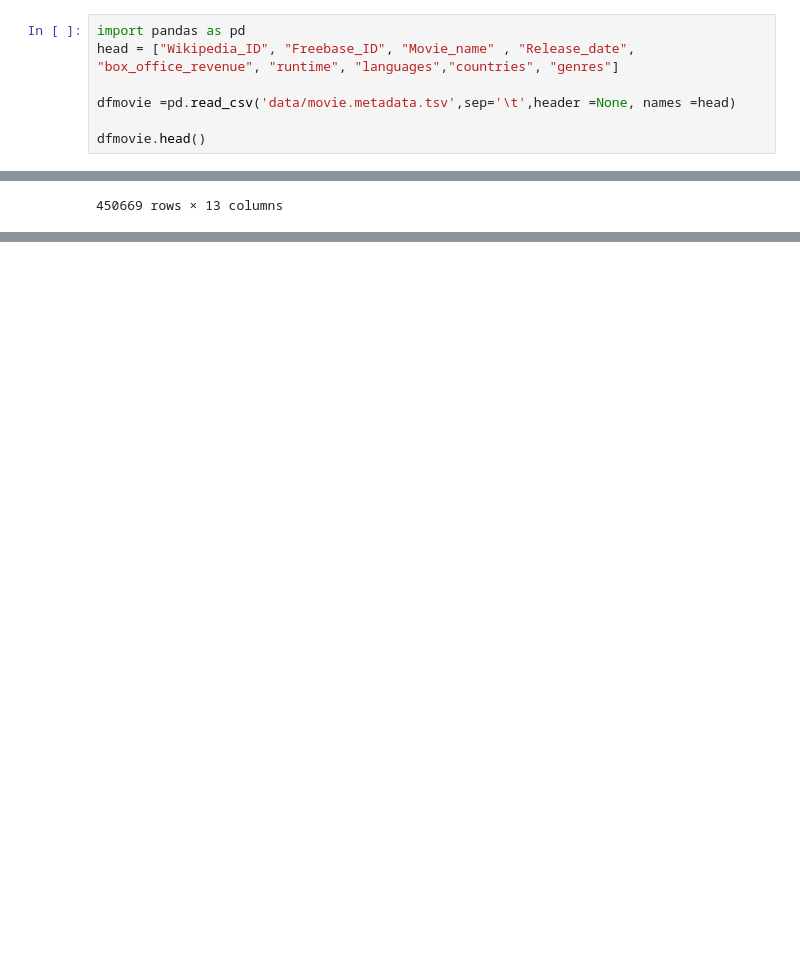
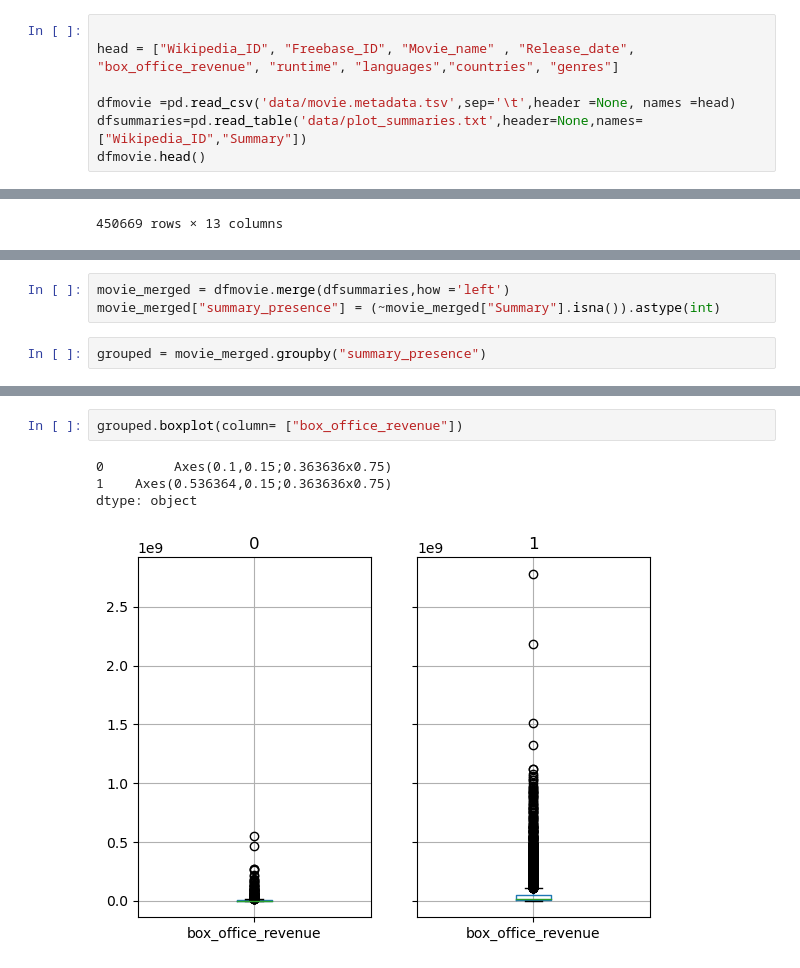
Before and after one commit to epfl-ada/ada-2023-project-adavengers2023, a Jupyter notebook: Descriptive.ipynb, the cells around one changed output, grey strips where cells are left out. Drawn from its saved outputs; the diff is of its cells as text; blank space fills up the shorter version.

Commit message:
more description on data

```diff
--- a/Descriptive.ipynb
+++ b/Descriptive.ipynb
@@ -1,9 +5,9 @@
 # %%
-import pandas as pd
+
 head = ["Wikipedia_ID", "Freebase_ID", "Movie_name" , "Release_date", "box_office_revenue", "runtime", "languages","countries", "genres"]
 
 dfmovie =pd.read_csv('data/movie.metadata.tsv',sep='\t',header =None, names =head)
-
+dfsummaries=pd.read_table('data/plot_summaries.txt',header=None,names=["Wikipedia_ID","Summary"])
 dfmovie.head()
 # %% [output]
 |  | Wikipedia_ID | Freebase_ID | Movie_name | Release_date | box_office_revenue | runtime | languages | ... |
@@ -89,0 +118,5 @@ dtype: object
+# %%
+movie_merged = dfmovie.merge(dfsummaries,how ='left')
+movie_merged["summary_presence"] = (~movie_merged["Summary"].isna()).astype(int)
+# %%
+grouped = movie_merged.groupby("summary_presence")
@@ -89,0 +130,7 @@ dtype: object
+# %%
+grouped.boxplot(column= ["box_office_revenue"])
+# %% [output]
+0         Axes(0.1,0.15;0.363636x0.75)
+1    Axes(0.536364,0.15;0.363636x0.75)
+dtype: object
+[figure, added]
```
Also changed, not shown: parts of 24 cells of this notebook, 6 other files.
